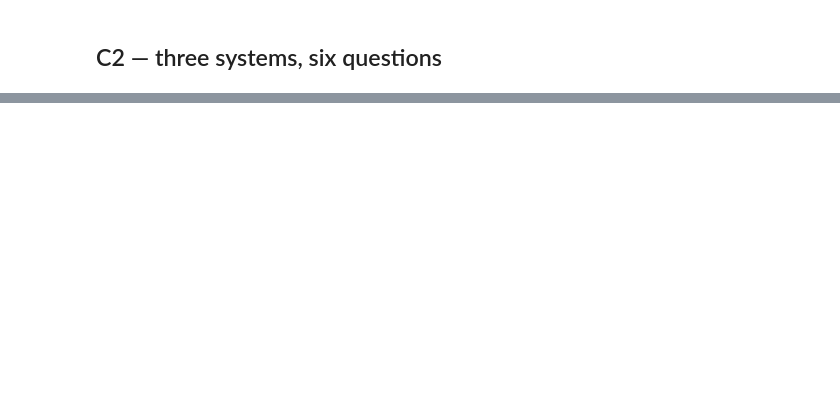
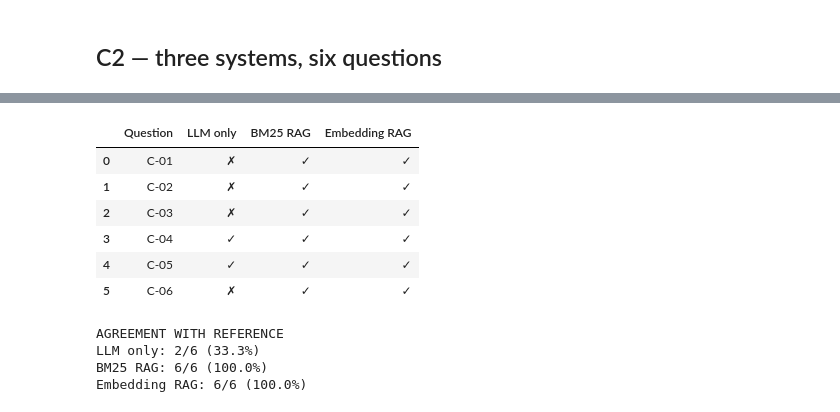
Before and after one commit to aiziya-sagyntay/css4007-hw3, a Jupyter notebook: HW3.ipynb, the cells around one changed output, grey strips where cells are left out. Saved outputs shown, nothing was run; the diff lists cells and outputs as text; code cells hidden in the pictures; blank space fills up the shorter version.

```diff
--- a/HW3.ipynb
+++ b/HW3.ipynb
@@ -791 +1282,45 @@ Model: `gpt-5.6-luna` for every call. Top 3 unless stated.
+# %%
+
+import pandas as pd
+from IPython.display import display
+
+# Human evaluation against the six reference answers
+evaluation = {
+    "C-01": [0, 1, 1],
+    "C-02": [0, 1, 1],
+    "C-03": [0, 1, 1],
+    "C-04": [1, 1, 1],
+    "C-05": [1, 1, 1],
+    "C-06": [0, 1, 1]
+}
+
+methods = ["LLM only", "BM25 RAG", "Embedding RAG"]
+
+rows = []
+for qid, marks in evaluation.items():
+    row = {"Question": qid}
+    for method, mark in zip(methods, marks):
+        assert (qid, method) in c2_results
+        row[method] = "✓" if mark else "✗"
+    rows.append(row)
+
+df_c2 = pd.DataFrame(rows)
+display(df_c2)
+
+print("\nAGREEMENT WITH REFERENCE")
+for i, method in enumerate(methods):
+    correct = sum(marks[i] for marks in evaluation.values())
+    print(f"{method}: {correct}/6 ({correct/6:.1%})")
+# %% [output]
+|  | Question | LLM only | BM25 RAG | Embedding RAG |
+| 0 | C-01 | ✗ | ✓ | ✓ |
+| 1 | C-02 | ✗ | ✓ | ✓ |
+| 2 | C-03 | ✗ | ✓ | ✓ |
+| 3 | C-04 | ✓ | ✓ | ✓ |
+| 4 | C-05 | ✓ | ✓ | ✓ |
+| 5 | C-06 | ✗ | ✓ | ✓ |
+AGREEMENT WITH REFERENCE
+LLM only: 2/6 (33.3%)
+BM25 RAG: 6/6 (100.0%)
+Embedding RAG: 6/6 (100.0%)
 # %% [markdown]
```
Also changed, not shown: parts of 21 cells of this notebook.
